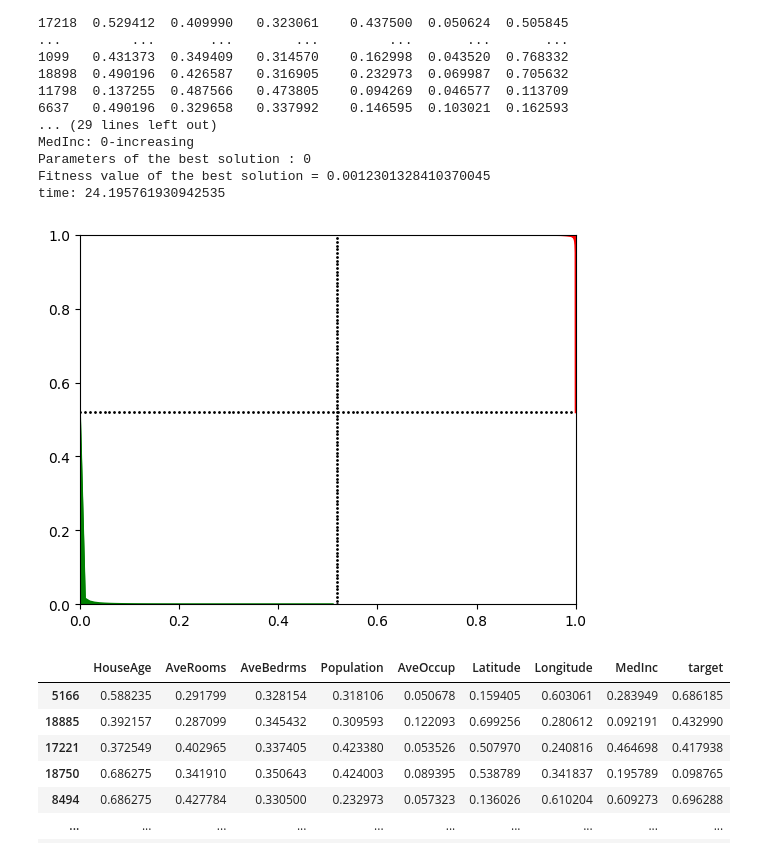
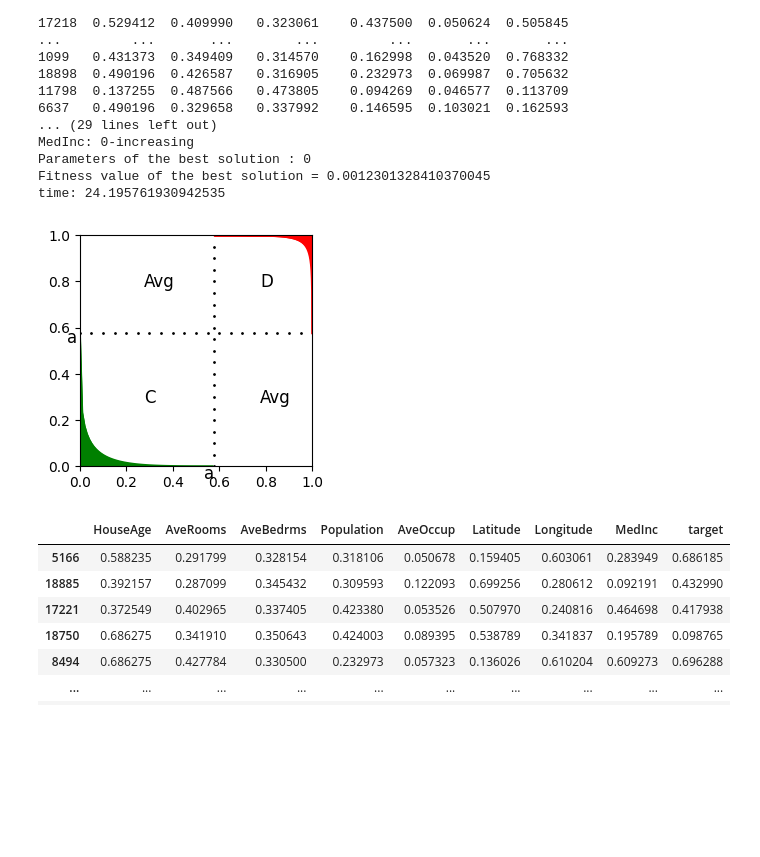
Before and after one commit to erikaminarikova/Ordinal_Sums, a Jupyter notebook: Example_6_ordinal_sums_california_housing_2classes.ipynb, the cells around one changed output. Drawn from its saved outputs; the diff is of its cells as text; code cells hidden in the pictures; blank space fills up the shorter version.

```diff
--- a/Example_6_ordinal_sums_california_housing_2classes.ipynb
+++ b/Example_6_ordinal_sums_california_housing_2classes.ipynb
@@ -208,12 +210,13 @@ def view_chart(a, kappa, lam):
             x=df_for_plot.iloc[:, 0]
             y=df_for_plot.iloc[:, 1]
             plt.scatter(x,y) """
-
-    y = np.arange(0, 1, 0.01)
+    plt.figure(figsize=(3, 3))
+    plt.subplot(111)
+    y = np.arange(0, 1, 0.05)
     x = [a] * len(y)
     plt.scatter(x, y, c = 'black', s = 1)
 
-    x = np.arange(0, 1, 0.01)
+    x = np.arange(0, 1, 0.05)
     y = [a] * len(x)
     plt.scatter(x, y, c = 'black', s = 1)
 
@@ -235,6 +238,13 @@ def view_chart(a, kappa, lam):
 
     plt.xlim(0,1)
     plt.ylim(0,1)
+    plt.annotate('D', xy=(a, a), xytext=(a + 0.2, a + 0.2), fontsize=12)
+    plt.annotate('C', xy=(a, a), xytext=(a - 0.3, a - 0.3), fontsize=12)
+    plt.annotate('Avg', xy=(a, a), xytext=(a - 0.3, a + 0.2), fontsize=12)
+    plt.annotate('Avg', xy=(a, a), xytext=(a + 0.2, a - 0.3), fontsize=12)
+
+    plt.annotate('a', xy=(a, a), xytext=(a - 0.04, a - 0.63), fontsize=12)
+    plt.annotate('a', xy=(a, a), xytext=(a - 0.63, a - 0.04), fontsize=12)
 
     return (plt)
 # %%
@@ -353,11 +363,12 @@ time: 24.195761930942535
 # %%
 # df = pd.DataFrame()
 # chart = view_chart(df, 0.2305, 0.8658, 3.7278, 0.9559)
 # chart = view_chart(0.5,1,1)
-chart = view_chart(a_result, lam_result*1.5, kappa_result*1.5)
+
+chart = view_chart(0.576, 0.1413*2, 0.1663*2)
 chart.show()
 # %% [output]
-[figure, old version]
+[figure, new version]
 # %%
 #to know -2 or -5 in loop - remove additional columns
 df_test
```
Also changed, not shown: parts of 2 cells of this notebook.
